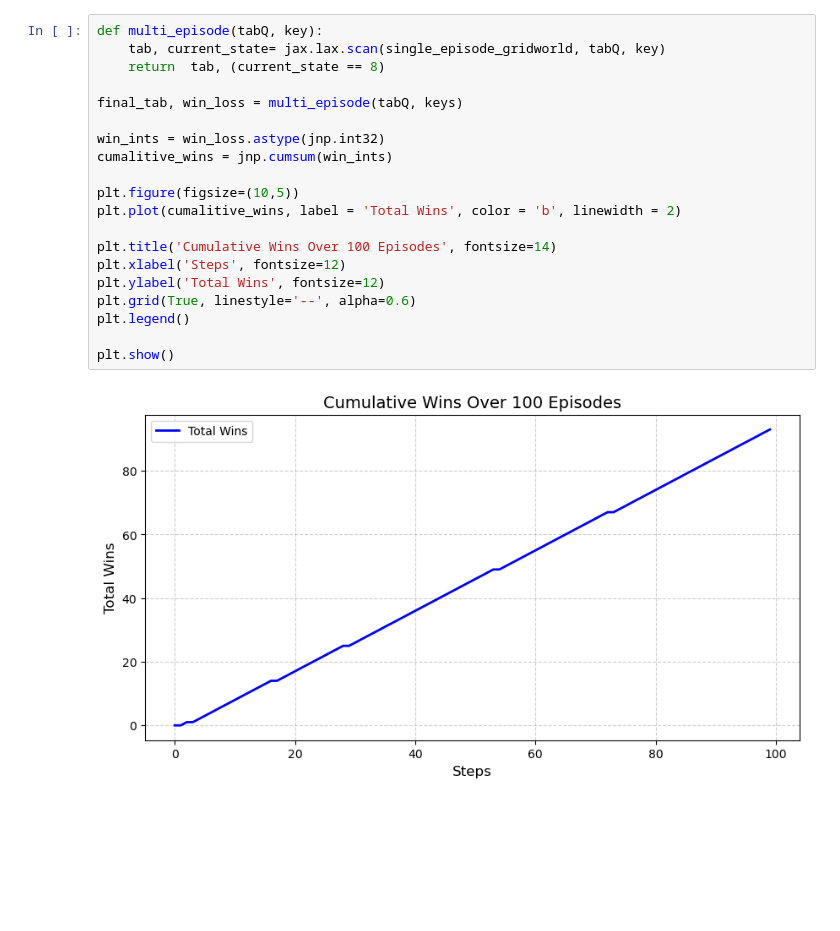
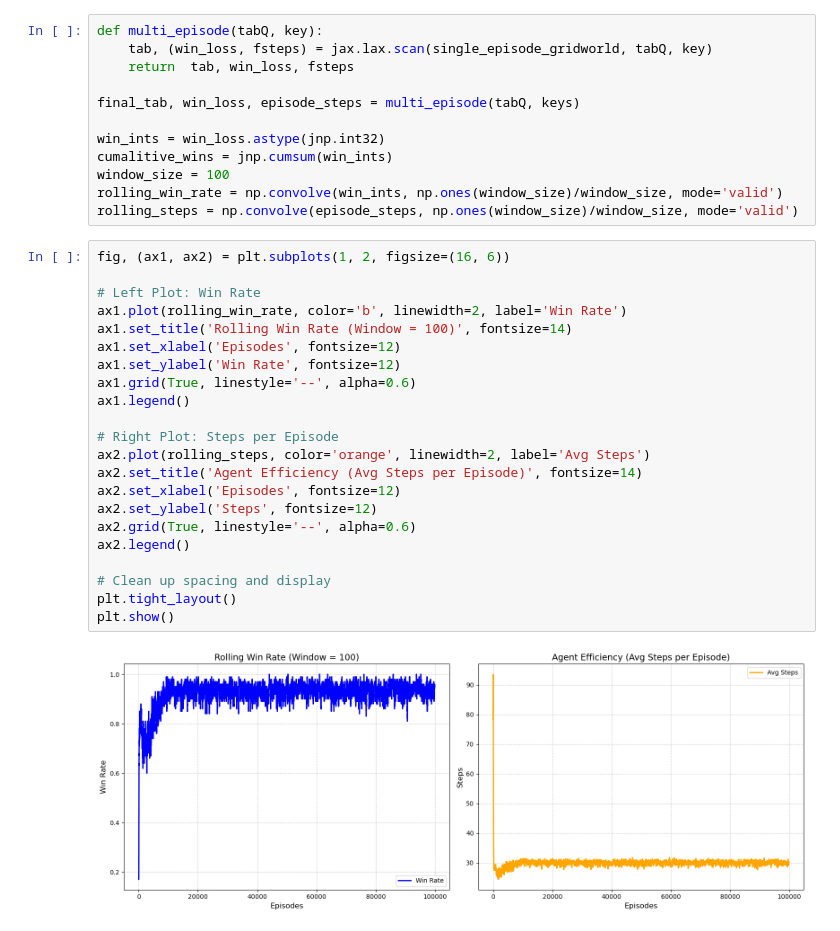
Before and after one commit to Bill-NeuroAI/RL-Bots, a Jupyter notebook: tabular-q/train.ipynb, the cells around one changed output. Saved outputs shown, nothing was run; the diff lists cells and outputs as text; blank space fills up the shorter version.

Commit message:
Scaled to 15x15 with 13 hazards. Added  step monitoring and rolling win rate monitering. Grahped both side by side

```diff
--- a/tabular-q/train.ipynb
+++ b/tabular-q/train.ipynb
@@ -61,22 +55,36 @@ def single_episode_gridworld(tabQ,key):
 # %%
 def multi_episode(tabQ, key):
-    tab, current_state= jax.lax.scan(single_episode_gridworld, tabQ, key)
-    return  tab, (current_state == 8)
+    tab, (win_loss, fsteps) = jax.lax.scan(single_episode_gridworld, tabQ, key)
+    return  tab, win_loss, fsteps
 
-final_tab, win_loss = multi_episode(tabQ, keys)
+final_tab, win_loss, episode_steps = multi_episode(tabQ, keys)
 
 win_ints = win_loss.astype(jnp.int32)
 cumalitive_wins = jnp.cumsum(win_ints)
-
-plt.figure(figsize=(10,5))
-plt.plot(cumalitive_wins, label = 'Total Wins', color = 'b', linewidth = 2)
-
-plt.title('Cumulative Wins Over 100 Episodes', fontsize=14)
-plt.xlabel('Steps', fontsize=12)
-plt.ylabel('Total Wins', fontsize=12)
-plt.grid(True, linestyle='--', alpha=0.6)
-plt.legend()
-
-plt.show()
+window_size = 100
+rolling_win_rate = np.convolve(win_ints, np.ones(window_size)/window_size, mode='valid')
+rolling_steps = np.convolve(episode_steps, np.ones(window_size)/window_size, mode='valid')
-# %% [output]
-[figure, removed]
+# %%
+fig, (ax1, ax2) = plt.subplots(1, 2, figsize=(16, 6))
+
+# Left Plot: Win Rate
+ax1.plot(rolling_win_rate, color='b', linewidth=2, label='Win Rate')
+ax1.set_title('Rolling Win Rate (Window = 100)', fontsize=14)
+ax1.set_xlabel('Episodes', fontsize=12)
+ax1.set_ylabel('Win Rate', fontsize=12)
+ax1.grid(True, linestyle='--', alpha=0.6)
+ax1.legend()
+
+# Right Plot: Steps per Episode
+ax2.plot(rolling_steps, color='orange', linewidth=2, label='Avg Steps')
+ax2.set_title('Agent Efficiency (Avg Steps per Episode)', fontsize=14)
+ax2.set_xlabel('Episodes', fontsize=12)
+ax2.set_ylabel('Steps', fontsize=12)
+ax2.grid(True, linestyle='--', alpha=0.6)
+ax2.legend()
+
+# Clean up spacing and display
+plt.tight_layout()
+plt.show()
+# %% [output]
+[figure, added]
```
Also changed, not shown: parts of 2 cells of this notebook, 1 other file.
